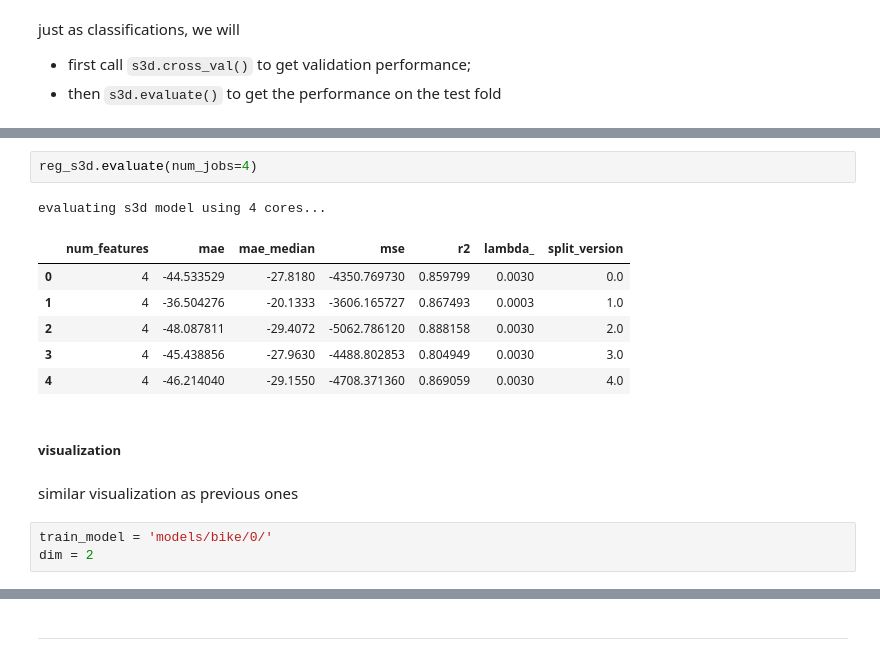
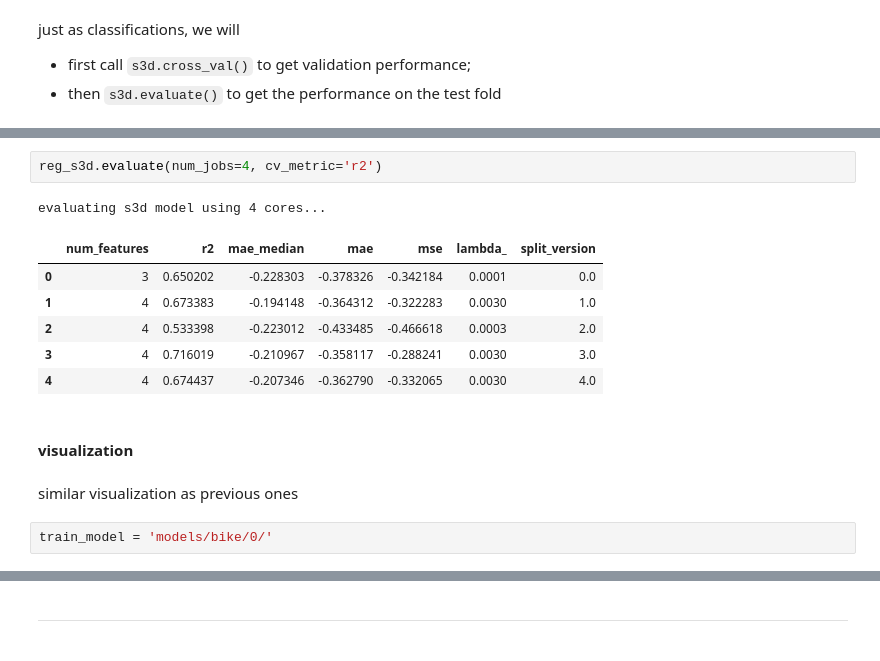
Before and after one commit to peterfennell/S3D, a Jupyter notebook: s3d/quickstart.ipynb, the cells around one changed output, grey strips where cells are left out. Drawn from its saved outputs; the diff is of its cells as text.

Commit message:
update split_data.py and quistart notebook

```diff
--- a/s3d/quickstart.ipynb
+++ b/s3d/quickstart.ipynb
@@ -620,20 +661,19 @@ utils.find_best_param('cv/bike/performance.csv', 'r2')
 # %%
-reg_s3d.evaluate(num_jobs=4)
+reg_s3d.evaluate(num_jobs=4, cv_metric='r2')
 # %% [output]
 evaluating s3d model using 4 cores...
-|  | num_features | mae | mae_median | mse | r2 | lambda_ | split_version |
-| 0 | 4 | -44.533529 | -27.8180 | -4350.769730 | 0.859799 | 0.0030 | 0.0 |
-| 1 | 4 | -36.504276 | -20.1333 | -3606.165727 | 0.867493 | 0.0003 | 1.0 |
-| 2 | 4 | -48.087811 | -29.4072 | -5062.786120 | 0.888158 | 0.0030 | 2.0 |
-| 3 | 4 | -45.438856 | -27.9630 | -4488.802853 | 0.804949 | 0.0030 | 3.0 |
-| 4 | 4 | -46.214040 | -29.1550 | -4708.371360 | 0.869059 | 0.0030 | 4.0 |
+|  | num_features | r2 | mae_median | mae | mse | lambda_ | split_version |
+| 0 | 3 | 0.650202 | -0.228303 | -0.378326 | -0.342184 | 0.0001 | 0.0 |
+| 1 | 4 | 0.673383 | -0.194148 | -0.364312 | -0.322283 | 0.0030 | 1.0 |
+| 2 | 4 | 0.533398 | -0.223012 | -0.433485 | -0.466618 | 0.0003 | 2.0 |
+| 3 | 4 | 0.716019 | -0.210967 | -0.358117 | -0.288241 | 0.0030 | 3.0 |
+| 4 | 4 | 0.674437 | -0.207346 | -0.362790 | -0.332065 | 0.0030 | 4.0 |
 # %% [markdown]
-##### visualization
+#### visualization
 # %% [markdown]
 similar visualization as previous ones
 # %%
 train_model = 'models/bike/0/'
-dim = 2
 # %%
 fig, ax = utils.visualize_s3d_steps(train_model, figsize=(10,6))
 # %% [output]
```
Also changed, not shown: parts of 59 cells of this notebook, 2 other files.
